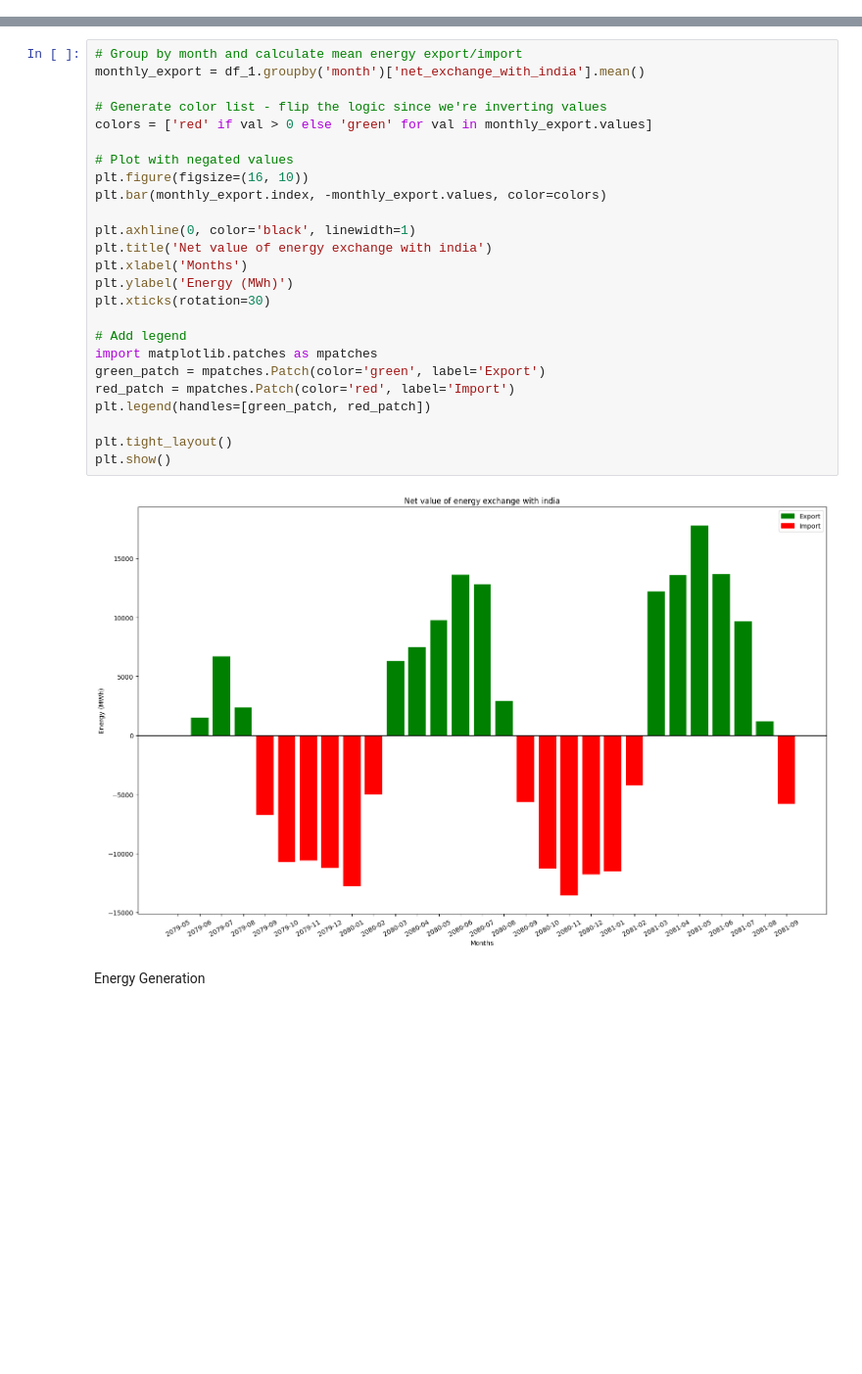
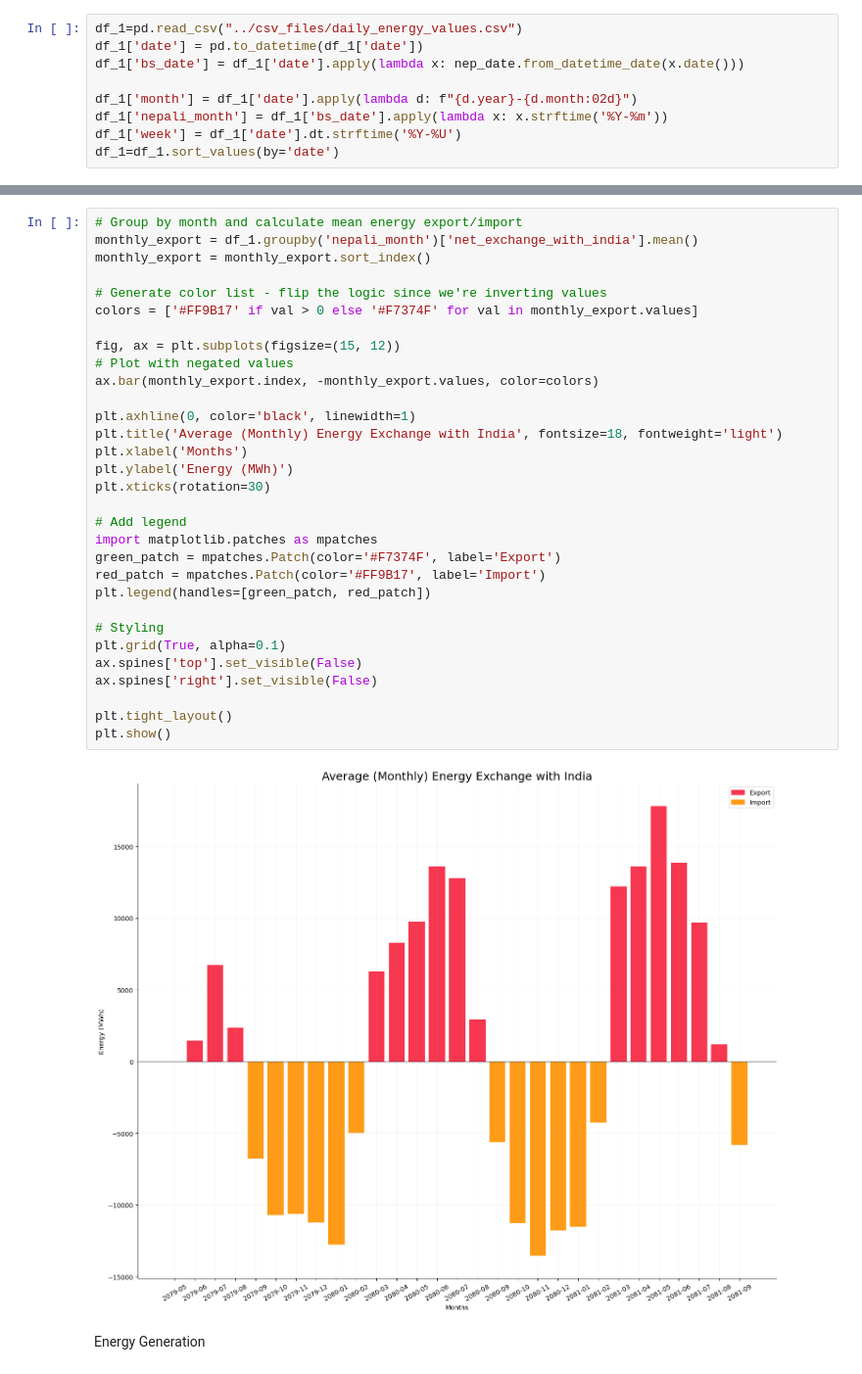
Before and after one commit to AkshyaKC/NEA-Load-Demand-Forecasting, a Jupyter notebook: data_analysis/notebook.ipynb, the cells around one changed output, grey strips where cells are left out. Shown at 98% size. Saved outputs shown, nothing was run; the diff lists cells and outputs as text; blank space fills up the shorter version.

Commit message:
Added more visuals

```diff
--- a/data_analysis/notebook.ipynb
+++ b/data_analysis/notebook.ipynb
@@ -24 +8,10 @@ df_1['month'] = df_1['bs_date'].apply(lambda d: f"{d.year}-{d.month:02d}")
+# %%
+df_1=pd.read_csv("../csv_files/daily_energy_values.csv")
+df_1['date'] = pd.to_datetime(df_1['date'])
+df_1['bs_date'] = df_1['date'].apply(lambda x: nep_date.from_datetime_date(x.date()))
+
+df_1['month'] = df_1['date'].apply(lambda d: f"{d.year}-{d.month:02d}")
+df_1['nepali_month'] = df_1['bs_date'].apply(lambda x: x.strftime('%Y-%m'))
+df_1['week'] = df_1['date'].dt.strftime('%Y-%U')
+df_1=df_1.sort_values(by='date')
 # %%
@@ -44,30 +47,36 @@ plt.show()
 # %%
 # Group by month and calculate mean energy export/import
-monthly_export = df_1.groupby('month')['net_exchange_with_india'].mean()
+monthly_export = df_1.groupby('nepali_month')['net_exchange_with_india'].mean()
+monthly_export = monthly_export.sort_index()
 
 # Generate color list - flip the logic since we're inverting values
-colors = ['red' if val > 0 else 'green' for val in monthly_export.values]
+colors = ['#FF9B17' if val > 0 else '#F7374F' for val in monthly_export.values]
 
+fig, ax = plt.subplots(figsize=(15, 12))
 # Plot with negated values
-plt.figure(figsize=(16, 10))
-plt.bar(monthly_export.index, -monthly_export.values, color=colors)
+ax.bar(monthly_export.index, -monthly_export.values, color=colors)
 
 plt.axhline(0, color='black', linewidth=1)
-plt.title('Net value of energy exchange with india')
+plt.title('Average (Monthly) Energy Exchange with India', fontsize=18, fontweight='light')
 plt.xlabel('Months')
 plt.ylabel('Energy (MWh)')
 plt.xticks(rotation=30)
 
 # Add legend
 import matplotlib.patches as mpatches
-green_patch = mpatches.Patch(color='green', label='Export')
-red_patch = mpatches.Patch(color='red', label='Import')
+green_patch = mpatches.Patch(color='#F7374F', label='Export')
+red_patch = mpatches.Patch(color='#FF9B17', label='Import')
 plt.legend(handles=[green_patch, red_patch])
+
+# Styling
+plt.grid(True, alpha=0.1)
+ax.spines['top'].set_visible(False)
+ax.spines['right'].set_visible(False)
 
 plt.tight_layout()
 plt.show()
 # %% [output]
-[figure, old version]
+[figure, new version]
 # %% [markdown]
 Energy Generation
 # %%
```
Also changed, not shown: parts of 15 cells of this notebook, 5 other files.
